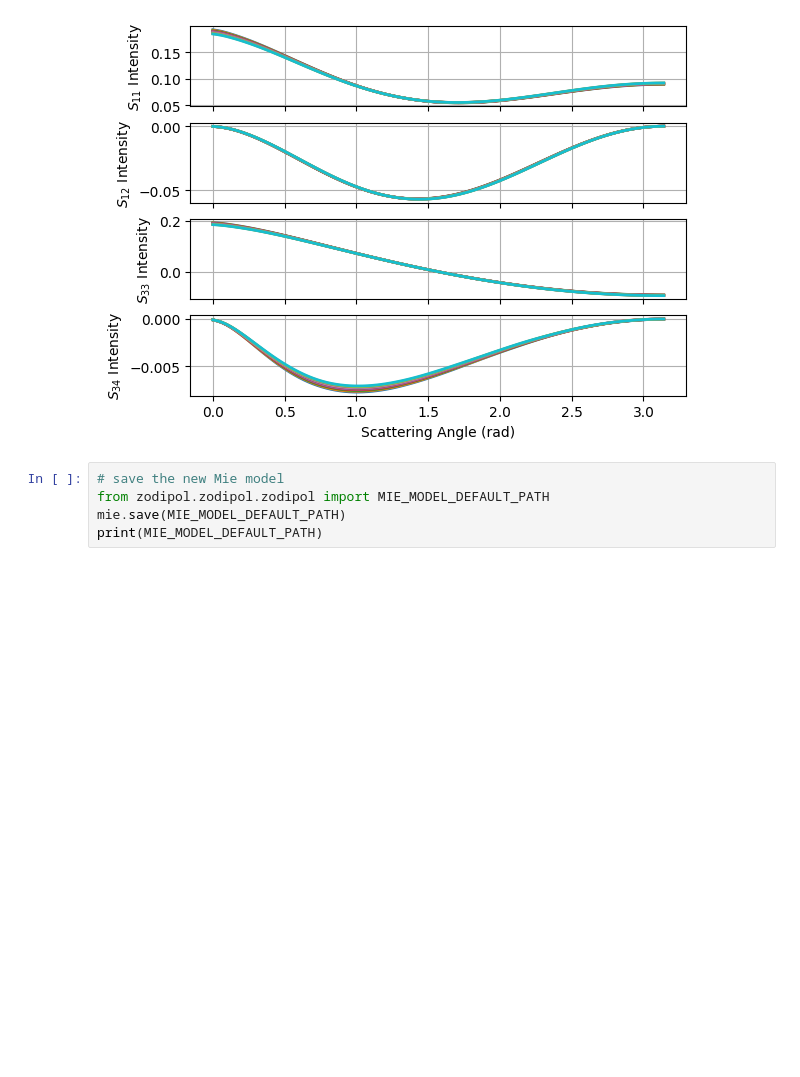
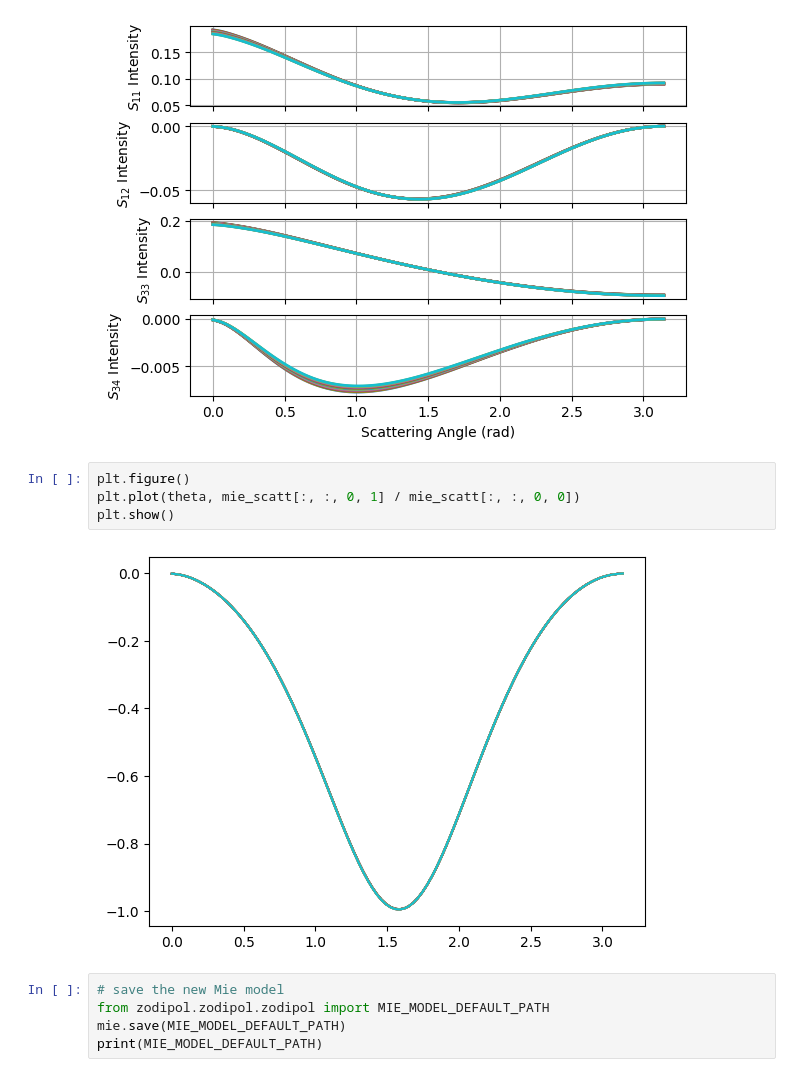
Before and after one commit to oravitan/zodiacal-polarized, a Jupyter notebook: notebooks/generate_mie_models.ipynb, the cells around one changed output. Saved outputs shown, nothing was run; the diff lists cells and outputs as text; blank space fills up the shorter version.

```diff
--- a/notebooks/generate_mie_models.ipynb
+++ b/notebooks/generate_mie_models.ipynb
@@ -174,6 +177,12 @@ plot_mueller_matrix_elems(theta, mie_scatt[:, :, 0, 0], mie_scatt[:, :, 0, 1],
                           mie_scatt[:, :, 2, 2], mie_scatt[:, :, 2, 3])
 # %% [output]
 [figure]
+# %%
+plt.figure()
+plt.plot(theta, mie_scatt[:, :, 0, 1] / mie_scatt[:, :, 0, 0])
+plt.show()
+# %% [output]
+[figure, added]
 # %%
 # save the new Mie model
 from zodipol.zodipol.zodipol import MIE_MODEL_DEFAULT_PATH
```
Also changed, not shown: parts of 6 cells of this notebook, 7 other files.
